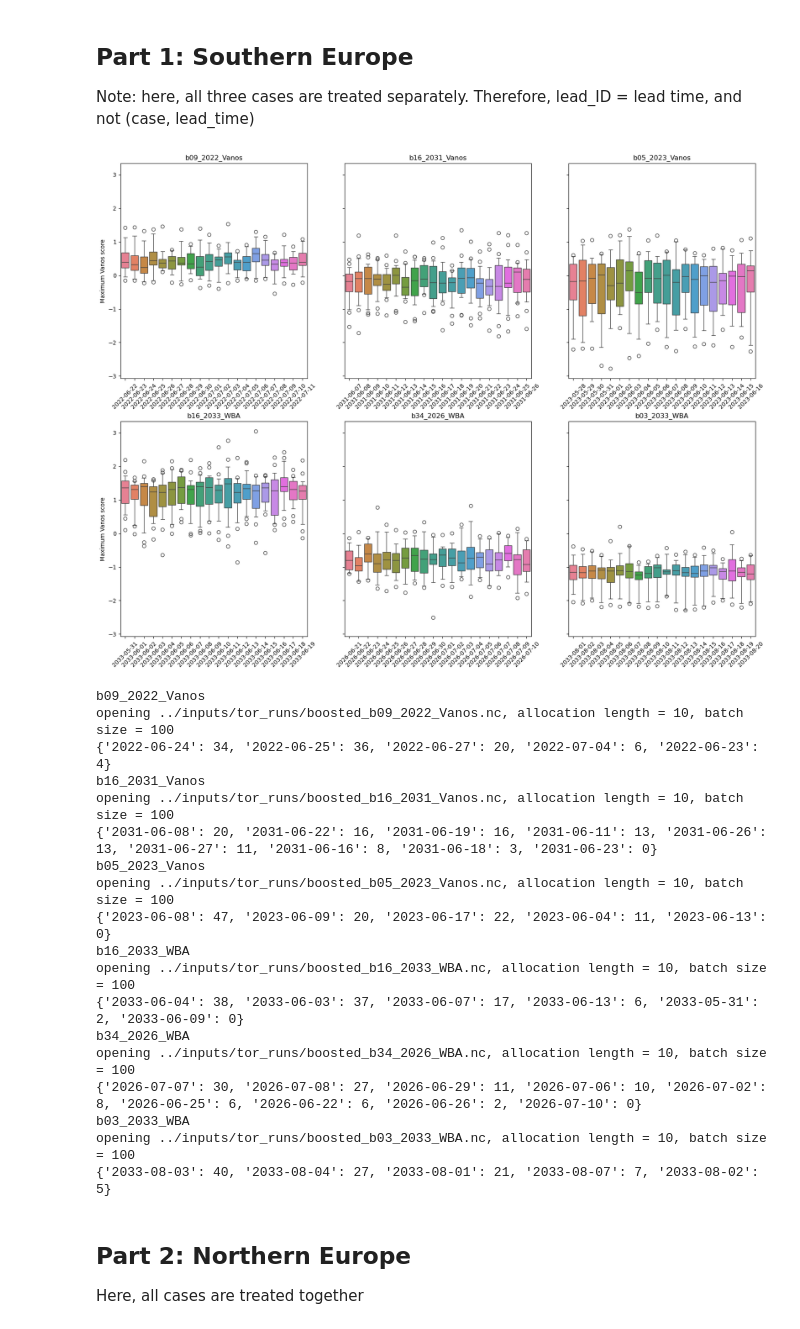
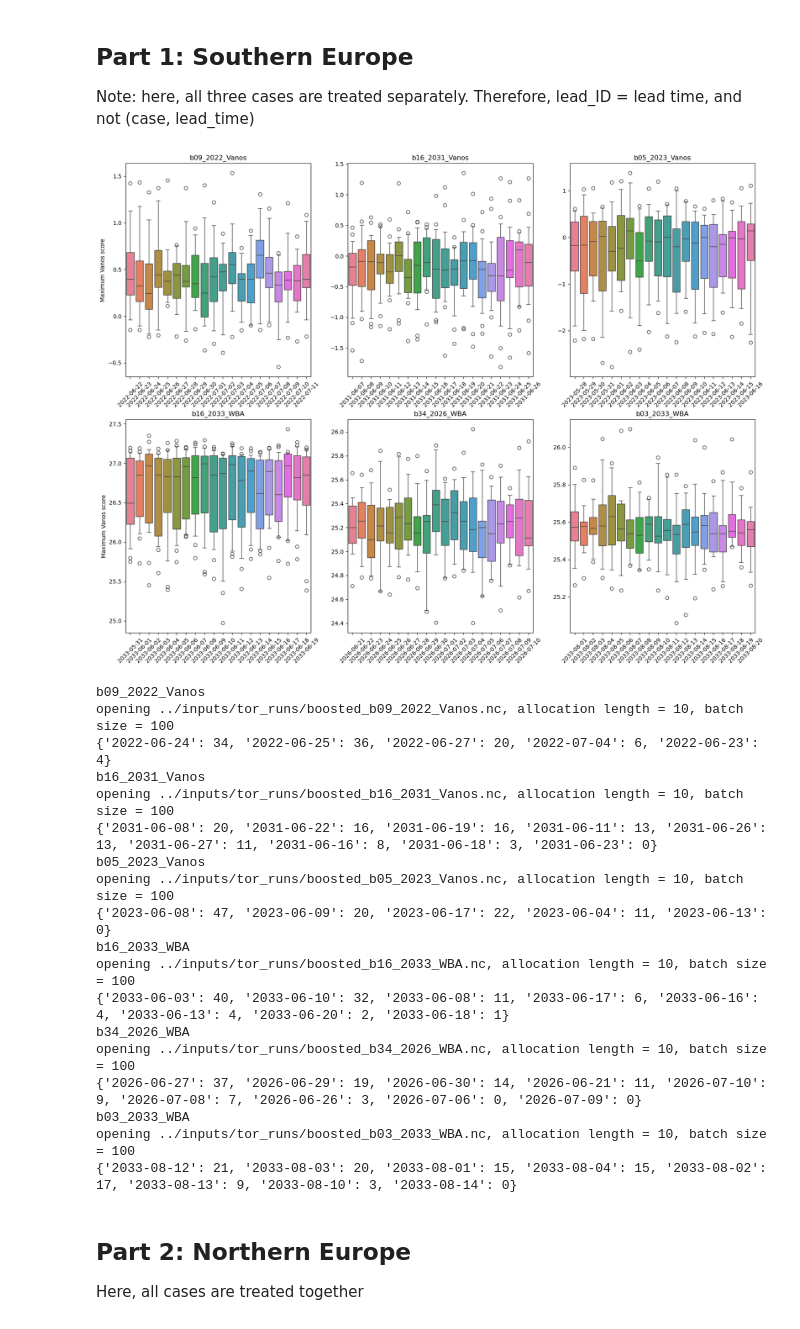
Before and after one commit to luna-bloin/Boost_optimization, a Jupyter notebook: notebooks/run_alloc_algo.ipynb, the cells around one changed output. Cells and saved outputs as stored; diff of their text form; code cells hidden in the pictures.

```diff
--- a/notebooks/run_alloc_algo.ipynb
+++ b/notebooks/run_alloc_algo.ipynb
@@ -29,18 +29,18 @@ for variable in ["Vanos","WBA"]:
 # %%
 # === Analysis of boosted results so far ===
 #figure params
-f,ax = plt.subplots(2,3,figsize=(20,15),sharey=True)
+f,ax = plt.subplots(2,3,figsize=(20,15))#,sharey=True)
 whis = (5,95) #whisker setting on box plot
 for j,variable in enumerate(["Vanos","WBA"]):
     files = glob.glob(f"{path}boosted_*_{variable}.nc")
     for i,f in enumerate(files):
         score_case = xr.open_dataset(f).score
         sns.boxplot(score_case,ax=ax[j][i],whis=whis)
         ax[j][i].set_title(f[27:-3])
         ax[j][i].set_xticklabels(score_case.lead_ID.values,rotation=45)
     ax[j][0].set_ylabel("Maximum Vanos score")
 # %% [output]
-[figure, old version]
+[figure, new version]
 # %%
 # === Run ===
 n_top = 10 # the number of top events to be taken into account for the allocation
@@ -63,13 +63,13 @@ opening ../inputs/tor_runs/boosted_b05_2023_Vanos.nc, allocation length = 10, ba
 {'2023-06-08': 47, '2023-06-09': 20, '2023-06-17': 22, '2023-06-04': 11, '2023-06-13': 0}
 b16_2033_WBA
 opening ../inputs/tor_runs/boosted_b16_2033_WBA.nc, allocation length = 10, batch size = 100
-{'2033-06-04': 38, '2033-06-03': 37, '2033-06-07': 17, '2033-06-13': 6, '2033-05-31': 2, '2033-06-09': 0}
+{'2033-06-03': 40, '2033-06-10': 32, '2033-06-08': 11, '2033-06-17': 6, '2033-06-16': 4, '2033-06-13': 4, '2033-06-20': 2, '2033-06-18': 1}
 b34_2026_WBA
 opening ../inputs/tor_runs/boosted_b34_2026_WBA.nc, allocation length = 10, batch size = 100
-{'2026-07-07': 30, '2026-07-08': 27, '2026-06-29': 11, '2026-07-06': 10, '2026-07-02': 8, '2026-06-25': 6, '2026-06-22': 6, '2026-06-26': 2, '2026-07-10': 0}
+{'2026-06-27': 37, '2026-06-29': 19, '2026-06-30': 14, '2026-06-21': 11, '2026-07-10': 9, '2026-07-08': 7, '2026-06-26': 3, '2026-07-06': 0, '2026-07-09': 0}
 b03_2033_WBA
 opening ../inputs/tor_runs/boosted_b03_2033_WBA.nc, allocation length = 10, batch size = 100
-{'2033-08-03': 40, '2033-08-04': 27, '2033-08-01': 21, '2033-08-07': 7, '2033-08-02': 5}
+{'2033-08-12': 21, '2033-08-03': 20, '2033-08-01': 15, '2033-08-04': 15, '2033-08-02': 17, '2033-08-13': 9, '2033-08-10': 3, '2033-08-14': 0}
 # %% [markdown]
 ## Part 2: Northern Europe
 Here, all cases are treated together
```
Also changed, not shown: parts of 4 cells of this notebook, 1 other file.
